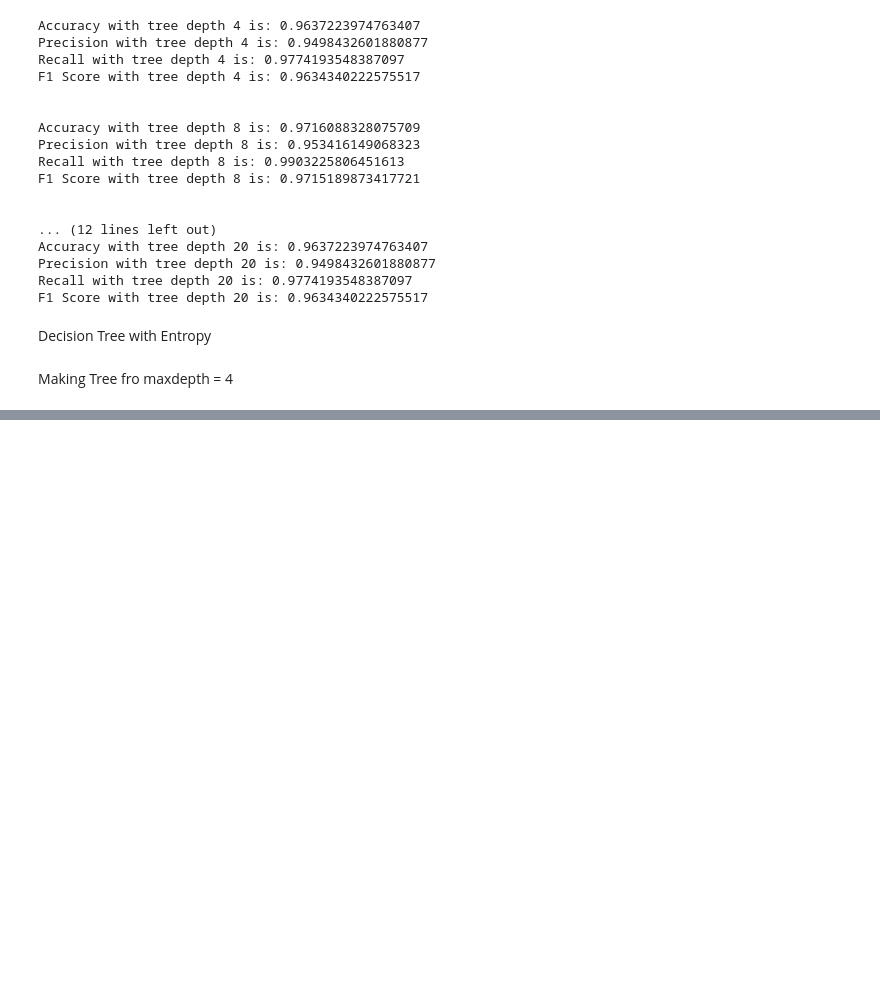
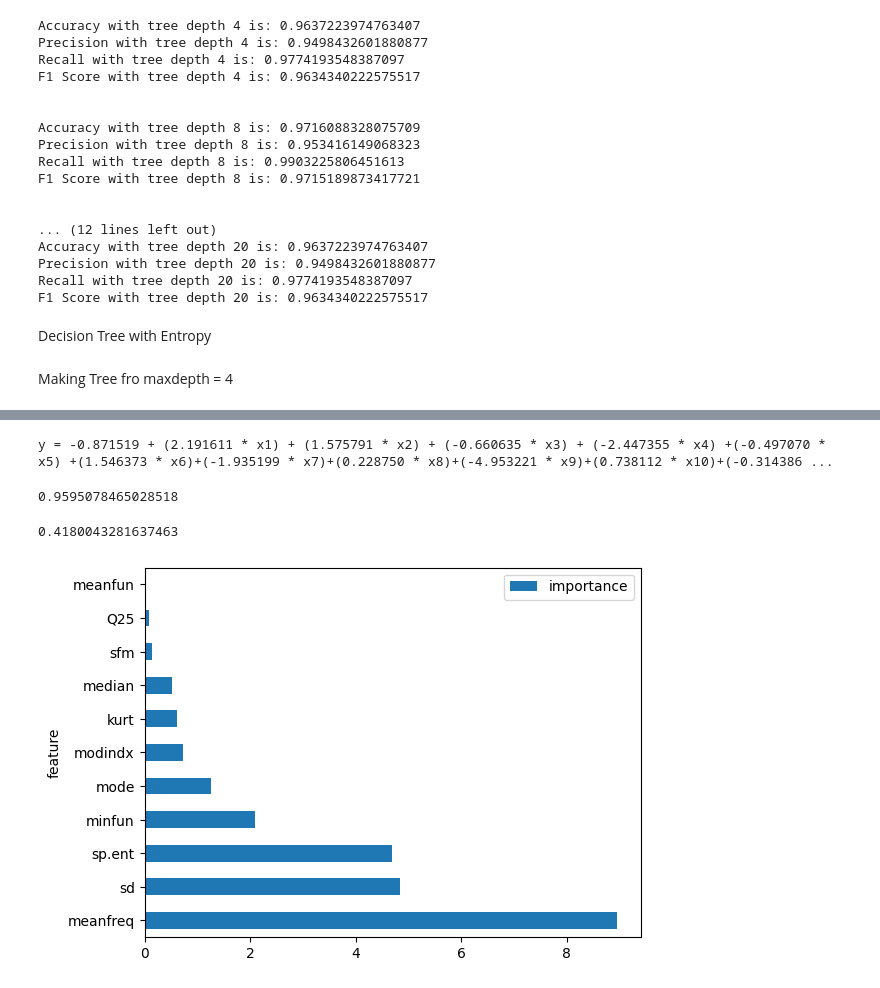
Before and after one commit to devKhush/Machine-Learning-Project-Gender-Recognition-From-Voice, a Jupyter notebook: src/test.ipynb, the cells around one changed output, grey strips where cells are left out. Saved outputs shown, nothing was run; the diff lists cells and outputs as text; code cells hidden in the pictures; blank space fills up the shorter version.

```diff
--- a/src/test.ipynb
+++ b/src/test.ipynb
@@ -388,0 +420,11 @@ plt.show()
+# %%
+feature_names = ["meanfreq","sd","median","Q25","kurt","sp.ent","sfm","mode","meanfun","minfun","modindx"]
+# %%
+for feature_name in feature_names:
+    df[feature_name] = df[feature_name] / df[feature_name].std()
+# %%
+from sklearn.linear_model import LogisticRegression
+model = LogisticRegression(random_state=0).fit(df[feature_names].values, df['gender'].values)
+
+score = model.score(df[feature_names].values, df['gender'].values)
+print(score)
@@ -388,0 +439,37 @@ plt.show()
+# %%
+w = w1, w2, w3, w4, w5, w6, w7, w8, w9, w10, w11 = model.coef_[0]
+# %%
+equation = "y = %f + (%f * x1) + (%f * x2) + (%f * x3) + (%f * x4) +(%f * x5) +(%f * x6)+(%f * x7)+(%f * x8)+(%f * x9)+(%f * x10)+(%f * x11)" % (w0, w1, w2, w3, w4, w5, w6, w7, w8, w9, w10, w11)
+print(equation)
+# %% [output]
+y = -0.871519 + (2.191611 * x1) + (1.575791 * x2) + (-0.660635 * x3) + (-2.447355 * x4) +(-0.497070 * x5) +(1.546373 * x6)+(-1.935199 * x7)+(0.228750 * x8)+(-4.953221 * x9)+(0.738112 * x10)+(-0.314386 ...
+# %%
+idx = 99
+x = df.iloc[idx][feature_names].values
+y = model.predict_proba(x.reshape(1, -1))[0]
+print(y[1])
+# %% [output]
+0.9595078465028518
+# %%
+import math
+def sigmoid(x):
+    return 1 / (1 + pow(math.e, -x))
+
+result = 0
+result += w0
+for i in range(0, 4):
+    result += x[i] * w[i]
+result = sigmoid(result)
+print(result)
+# %% [output]
+0.4180043281637463
+# %%
+feature_importance = pd.DataFrame(feature_names, columns = ["feature"])
+feature_importance["importance"] = pow(math.e, w)
+feature_importance = feature_importance.sort_values(by = ["importance"], ascending=False)
+
+from sklearn.linear_model import LogisticRegression
+ax = feature_importance.plot.barh(x='feature', y='importance')
+plt.show()
+# %% [output]
+[figure, added]
```
Also changed, not shown: parts of 15 cells of this notebook.
